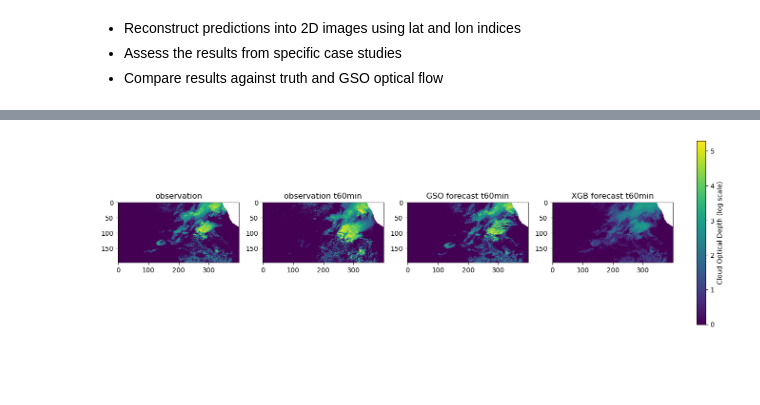
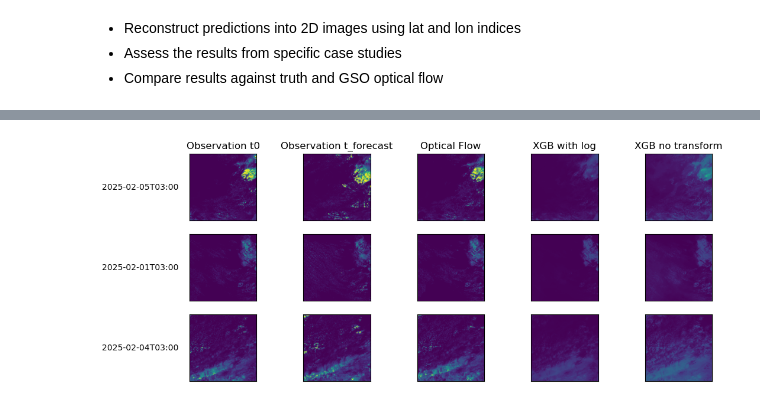
Before and after one commit to cdoedens/solar-nowcast, a Jupyter notebook: mouse/05_spatial_analysis.ipynb, the cells around one changed output, grey strips where cells are left out. Cells and saved outputs as stored; diff of their text form; code cells hidden in the pictures; blank space fills up the shorter version.

```diff
--- a/mouse/05_spatial_analysis.ipynb
+++ b/mouse/05_spatial_analysis.ipynb
@@ -81,17 +72,21 @@ def preprocess(ds):
 # %%
 gso_files = []
-for day in range(1,6):
-    for month in ['02', '06', '10']:
-        gso_path = Path(f'/scratch/er8/mm4602/gso/output/nwc_20240701_20251231/2025/{month}/0{day}')
+for day in [1, 4, 5]:
+        gso_path = Path(f'/scratch/er8/mm4602/gso/output/nwc_20240701_20251231/2025/02/{day:02d}')
         gso_files.extend([f for f in gso_path.glob('*.nc')])
 
 ds_gso = xr.open_mfdataset(
     gso_files,
-    preprocess=preprocess,
+    preprocess=datetime_to_lead_time,
     combine='nested',
     concat_dim='time',
     parallel=True,
     chunks='auto'
 )
+# %%
+ds_gso = ds_gso.sel(
+    latitude=ds_xgb.latitude,
+    longitude=ds_xgb.longitude
+)
 # %%
 ds_gso['cloud_optical_depth_log'] = data_transform.log_transform(ds_gso['cloud_optical_depth'])
@@ -101,36 +93,48 @@ ds_gso['cloud_optical_depth_log'] = data_transform.log_transform(ds_gso['cloud_o
+# %%
+ds_xgb['forecast_vanilla_inv'] = data_transform.inverse_log_transform(ds_xgb['forecast_vanilla'])
 # %%
-fig, ax = plt.subplots(nrows=1, ncols=4, figsize=(16,5))
-time= '2025-02-05T02:00'
-f_time= '2025-02-05T03:00'
+times = ['2025-02-05T03:00', '2025-02-01T03:00', '2025-02-04T03:00']
+nrows = len(times)
+
+
+f_time = '01:00:00'
 
 vmin=0
-vmax=np.log(200)
+vmax=100
 
+fig, ax = plt.subplots(nrows=nrows, ncols=5, figsize=(12,5))
+for i, t in enumerate(times):
+    ax[i,0].set_ylabel(t, rotation=0, labelpad=60, va='center')
+    ax[i,0].imshow(
+        ds_xgb.cloud_optical_depth.sel(time=t),
+        vmin=vmin, vmax=vmax
+    )
+    ax[i,1].imshow(
+        ds_xgb.cloud_optical_depth_t1.sel(time=t),
+        vmin=vmin, vmax=vmax
+    )
 
-im0 = ax[0].imshow(
-    ds_xgb.cloud_optical_depth_log.sel(time=time),
-    vmin=vmin, vmax=vmax
-)
-ax[1].imshow(
-    ds_xgb.cloud_optical_depth_t1_log.sel(time=time),
-    vmin=vmin, vmax=vmax
-)
+    ax[i,2].imshow(
+        ds_gso.cloud_optical_depth.sel(time=t, forecast_time=f_time),
+        vmin=vmin, vmax=vmax
+    )
 
-ax[2].imshow(
-    ds_gso.cloud_optical_depth_log.sel(time=time, forecast_time=f_time),
-    vmin=vmin, vmax=vmax
-)
+    ax[i,3].imshow(
+        ds_xgb.forecast_vanilla_inv.sel(time=t),
+        vmin=vmin, vmax=vmax
+    )
 
-ax[3].imshow(
-    ds_xgb.forecast_log.sel(time=time),
-    vmin=vmin, vmax=vmax
-)
+    ax[i,4].imshow(
+        ds_xgb.forecast_vanilla_no_log.sel(time=t),
+        vmin=vmin, vmax=vmax
+    )
+    for j in range(5):
+        ax[i,j].set_xticks([])
+        ax[i,j].set_yticks([])
 
-ax[0].set_title('observation')
-ax[1].set_title('observation t60min')
-ax[2].set_title('GSO forecast t60min')
-ax[3].set_title('XGB forecast t60min')
-
-cbar = fig.colorbar(im0, ax=ax, orientation='vertical', fraction=0.02, pad=0.04)
-cbar.set_label('Cloud Optical Depth (log scale)')
+ax[0,0].set_title('Observation t0')
+ax[0,1].set_title('Observation t_forecast')
+ax[0,2].set_title('Optical Flow')
+ax[0,3].set_title('XGB with log')
+ax[0,4].set_title('XGB no transform')
 # %% [output]
@@ -137 +142 @@ cbar.set_label('Cloud Optical Depth (log scale)')
-[figure, old version]
+[figure, new version]
```
Also changed, not shown: parts of 11 cells of this notebook.
